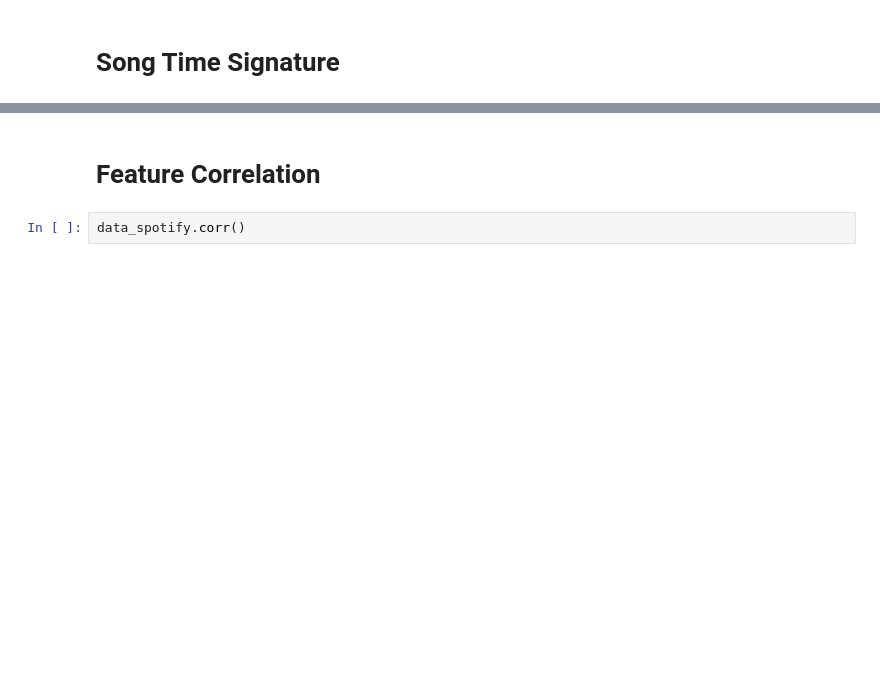
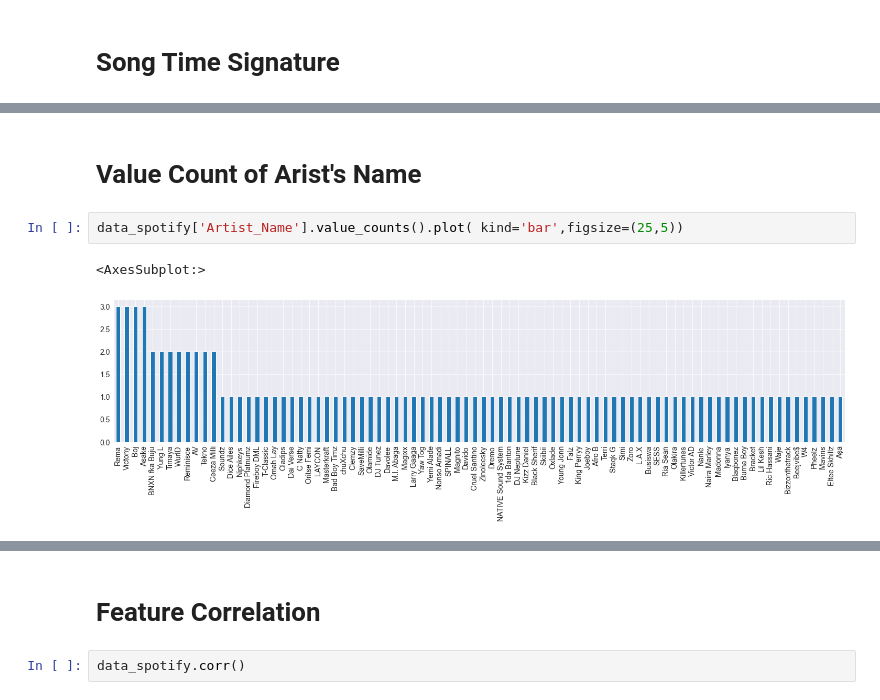
Before and after one commit to marksilas/Spotify_Playlist_EDA, a Jupyter notebook: Spotify_Song_EDA.ipynb, the cells around one changed output, grey strips where cells are left out. Saved outputs shown, nothing was run; the diff lists cells and outputs as text; blank space fills up the shorter version.

```diff
--- a/Spotify_Song_EDA.ipynb
+++ b/Spotify_Song_EDA.ipynb
@@ -502,0 +549,7 @@ TimeSignature
+# %% [markdown]
+# Value Count of Arist's Name
+# %%
+data_spotify['Artist_Name'].value_counts().plot( kind='bar',figsize=(25,5))
+# %% [output]
+<AxesSubplot:>
+[figure, added]
```
Also changed, not shown: parts of 31 cells of this notebook.
